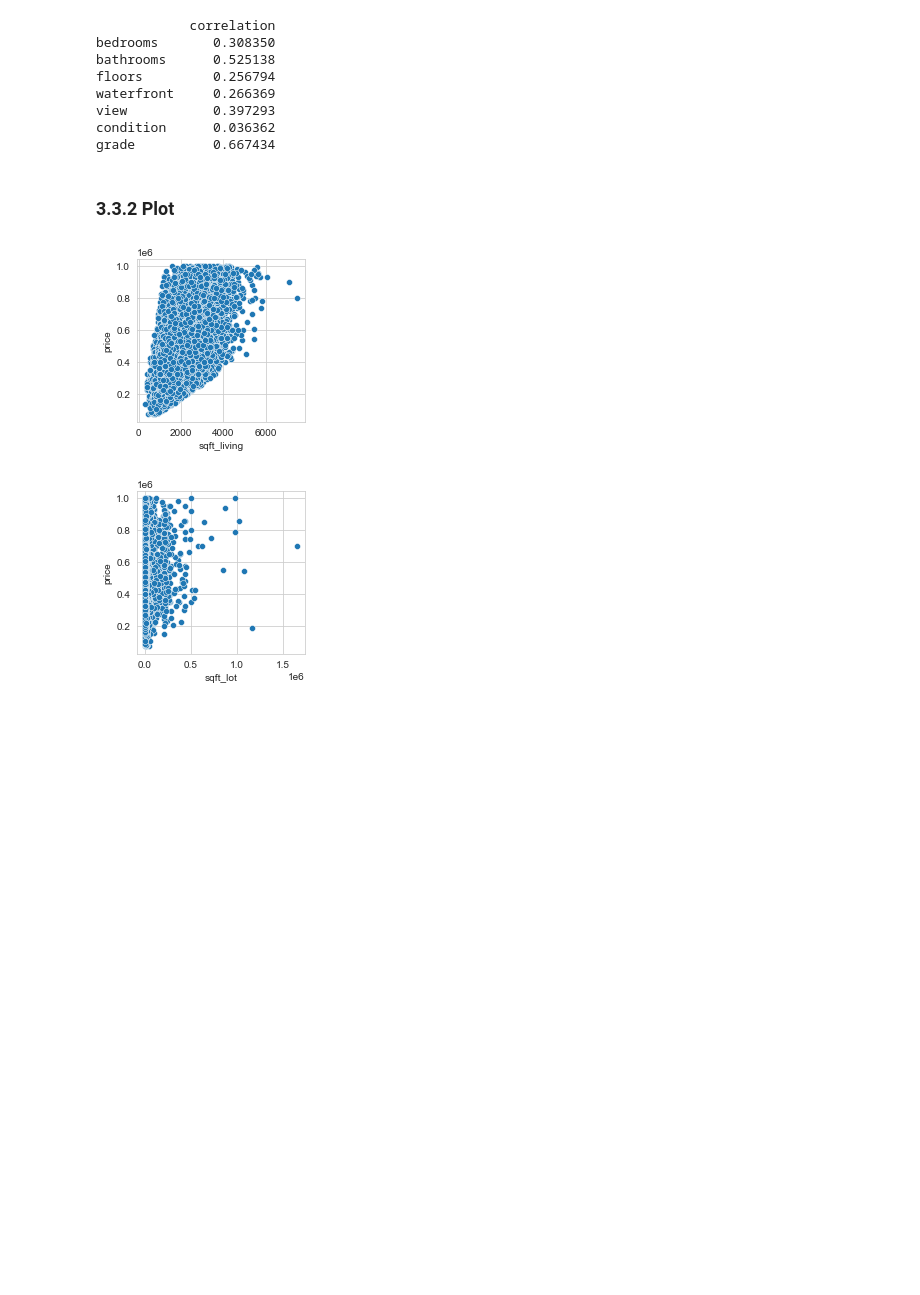
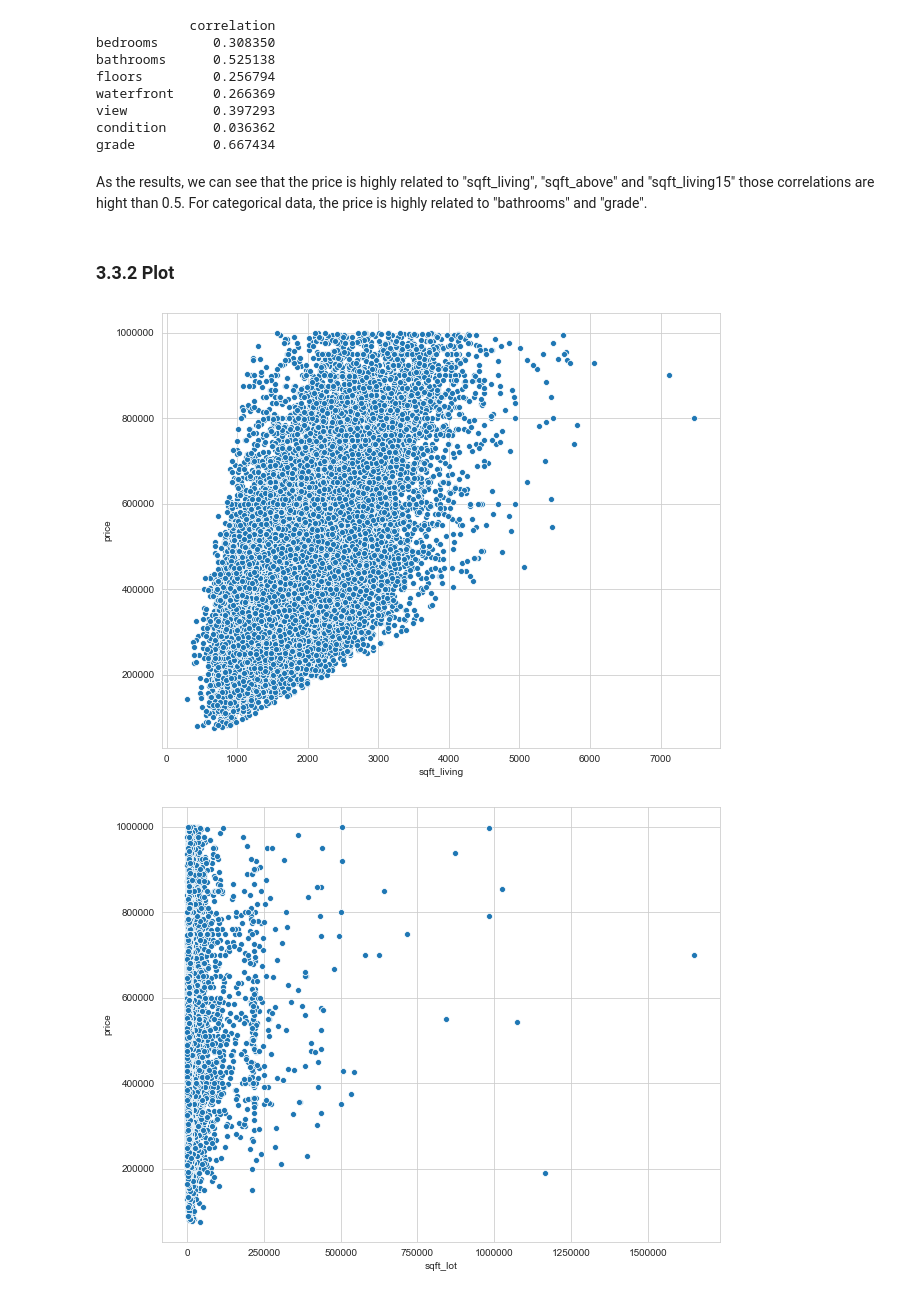
Before and after one commit to minwu3/RR_Project, a Jupyter notebook: ML-Regression_python.ipynb, the cells around one changed output. Drawn from its saved outputs; the diff is of its cells as text; code cells hidden in the pictures; blank space fills up the shorter version.

```diff
--- a/ML-Regression_python.ipynb
+++ b/ML-Regression_python.ipynb
@@ -82,7 +87,7 @@ Thanks to user Nova19 for the column definitions; https://www.kaggle.com/harlfox
 
 /Users/jeank4723/Desktop/kc_house_data.csv
 # %%
-df = pd.read_csv('kc_house_data.csv', index_col = 0)
+df = pd.read_csv('/Users/jeank4723/Desktop/kc_house_data.csv', index_col = 0)
 df.head()
 # %% [output]
 |  | date | price | bedrooms | bathrooms | sqft_living | sqft_lot | floors | waterfront | view | condition | ... |
@@ -239,12 +260,15 @@ waterfront     0.266369
 view           0.397293
 condition      0.036362
 grade          0.667434
+# %% [markdown]
+As the results, we can see that the price is highly related to "sqft_living", "sqft_above" and  "sqft_living15" those correlations are hight than 0.5.
+For categorical data, the price is highly related to "bathrooms" and "grade".
 # %% [markdown]
 ### 3.3.2 Plot
 # %%
 for i_continous in continous:
-    plt.figure(figsize=(3,3))
+    plt.figure(figsize=(10,8))
     sb.scatterplot(x=i_continous, y='price', data=df_1000000)
 # %% [output]
-[figure, old version]
+[figure, new version]
-[figure, old version]
+[figure, new version]
```
Also changed, not shown: parts of 34 cells of this notebook.
